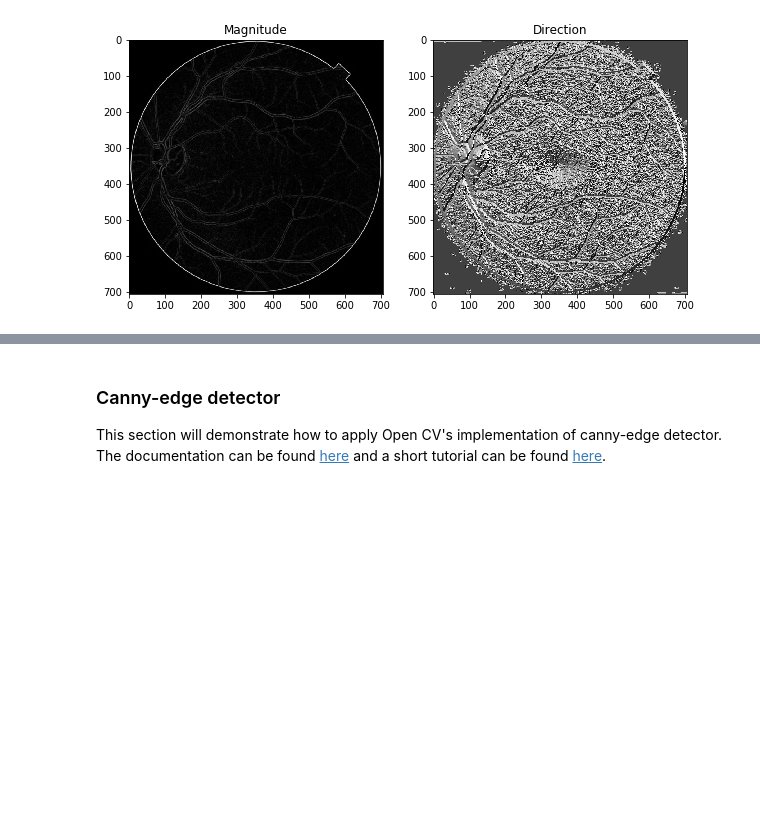
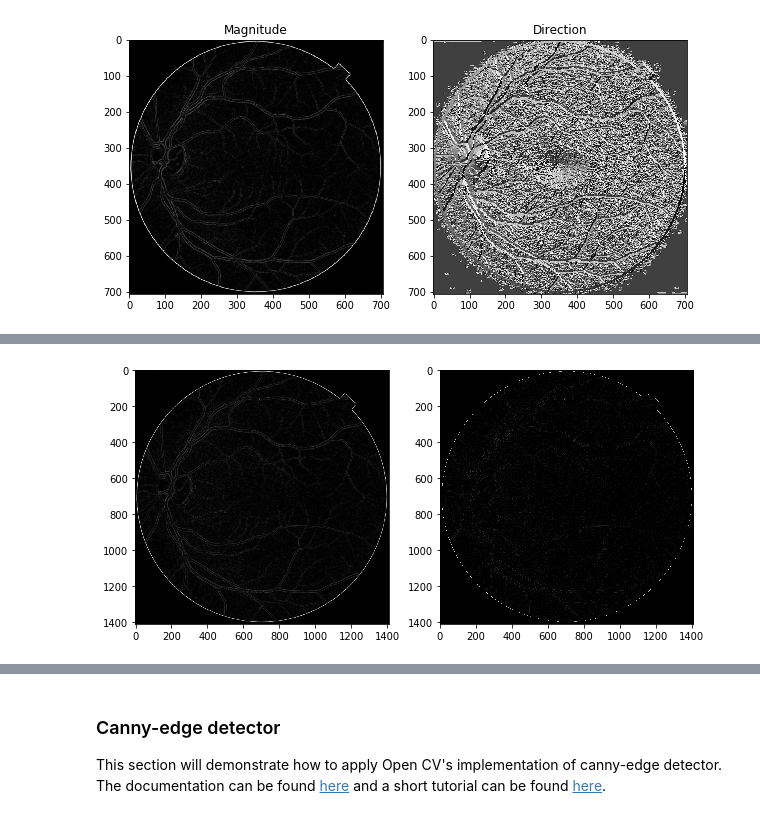
Before and after one commit to ErlingLie/TDT4195-Material, a Jupyter notebook: Segmentation.ipynb, the cells around one changed output, grey strips where cells are left out. Cells and saved outputs as stored; diff of their text form; code cells hidden in the pictures; blank space fills up the shorter version.

Commit message:
Edge thinning and linking

```diff
--- a/Segmentation.ipynb
+++ b/Segmentation.ipynb
@@ -197,0 +238,38 @@ plt.show()
+# %%
+image = data.retina()[::2, ::2]
+image = np.dot(image, [0.2989, 0.5870, 0.1140])
+
+magnitude, direction = magnitude_direction_image(image)
+quant_dir = quantize_direction(direction)
+# %%
+def edge_thinning(magnitude, direction):
+    output = np.zeros_like(magnitude)
+    discrete_dir = np.array([[0,1], [1,1], [1,0], [-1, 1]])
+    h, w = magnitude.shape[:2]
+    #Pad direction image, so that if we access outside we get zero
+    magnitude = np.pad(magnitude, ((0,1), (0,1)), mode="constant")
+    for y in range(h):
+        for x in range(w):
+            y1, x1 = np.array([y,x]) + discrete_dir[direction[y,x]]
+            y2, x2 = np.array([y,x]) - discrete_dir[direction[y,x]]
+            value = magnitude[y,x]
+            if (magnitude[y1,x1] < value and magnitude[y2,x2] < value):
+                output[y,x] = value
+
+    return output
+
+
+edge = edge_thinning(magnitude, quant_dir)
+
+plt.figure(figsize = (10,5))
+
+plt.subplot(121)
+plt.title("Original magnitude")
+plt.imshow(magnitude, cmap ="gray")
+
+plt.subplot(122)
+plt.title("Edge thinning output")
+plt.imshow(edge, cmap = "gray")
+plt.show()
+# %% [output]
+[figure, added]
```
Also changed, not shown: parts of 9 cells of this notebook.
